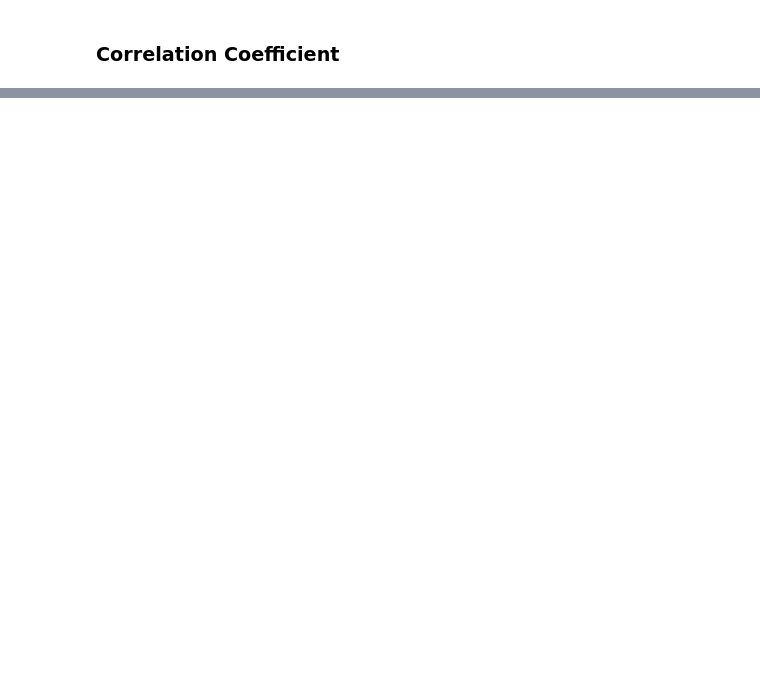
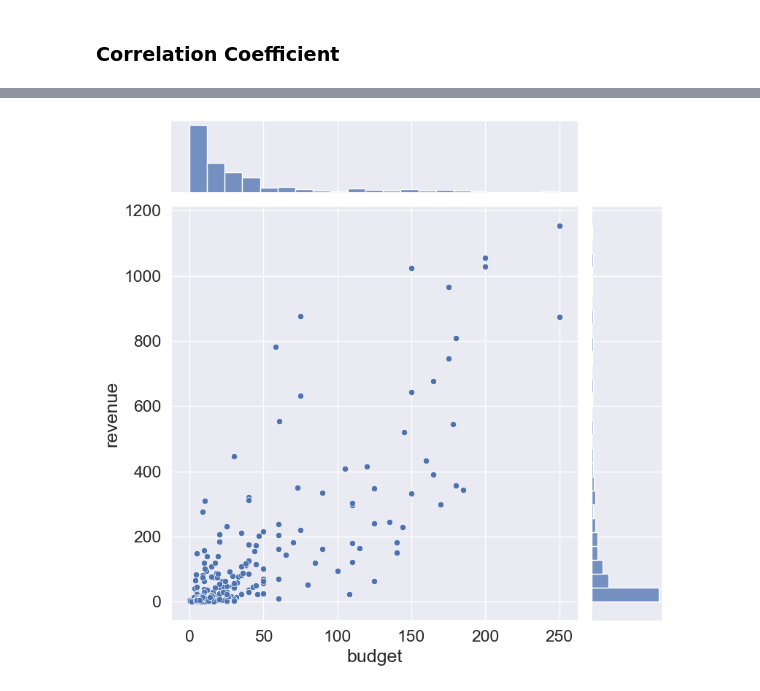
Before and after one commit to mindeleven/Analyzing-financial-data-with-python-and-rust, a Jupyter notebook: algorithmic_trading/python-for-finance-hagmann/Notebooks/ch27002_correlation_and_regression_part_02.ipynb, the cells around one changed output, grey strips where cells are left out. Cells and saved outputs as stored; diff of their text form; code cells hidden in the pictures; blank space fills up the shorter version.

Commit message:
Calculating covariance and correlation, visual interpretation with scatterplots

```diff
--- a/algorithmic_trading/python-for-finance-hagmann/Notebooks/ch27002_correlation_and_regression_part_02.ipynb
+++ b/algorithmic_trading/python-for-finance-hagmann/Notebooks/ch27002_correlation_and_regression_part_02.ipynb
@@ -38,0 +44,2 @@ __Interpretation:__
+# %%
+df = pd.read_csv("../assets/data/bud_vs_rev.csv", parse_dates = ["release_date"], index_col = "release_date")
@@ -38,0 +63,2 @@ __Interpretation:__
+# %%
+df = df.loc["2016"]
@@ -38,0 +165,6 @@ __Interpretation:__
+# %%
+sns.set(font_scale=1.5)
+sns.jointplot(data = df, x = "budget", y = "revenue", height = 8)
+plt.show()
+# %% [output]
+[figure, added]
```
Also changed, not shown: parts of 18 cells of this notebook.
